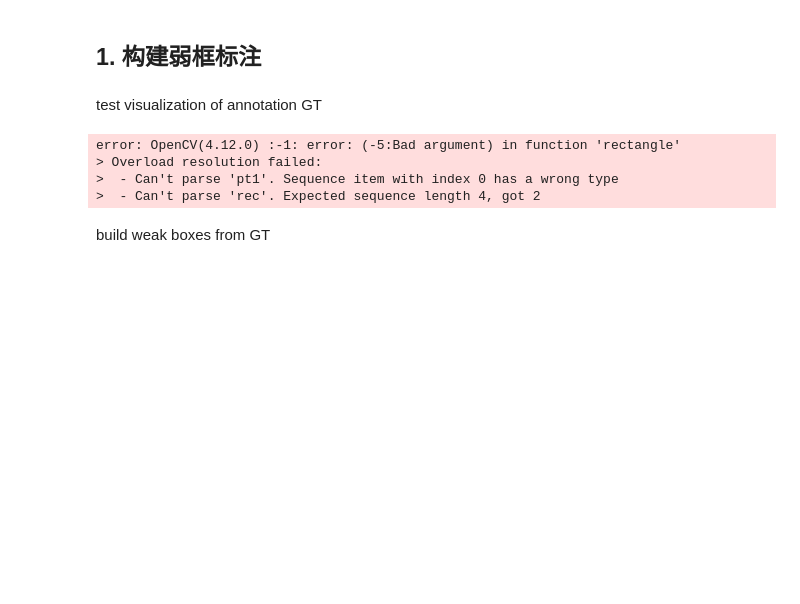
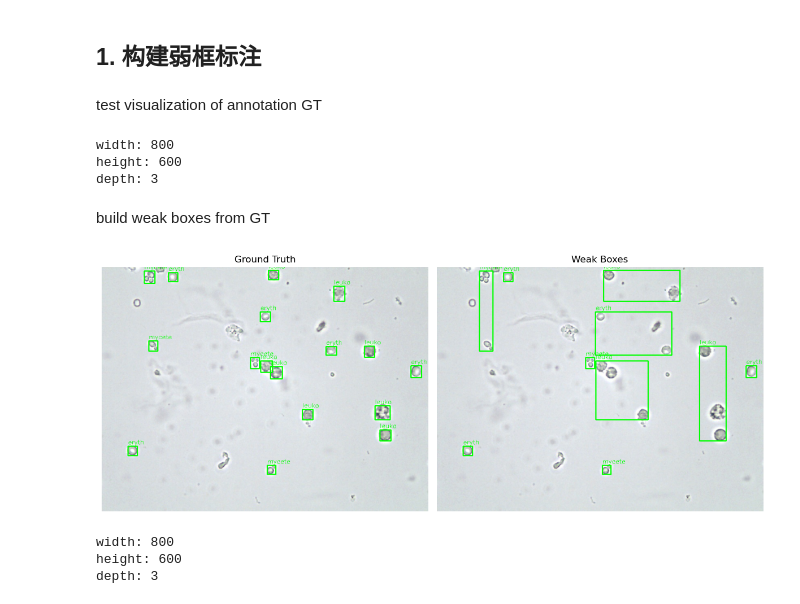
Before and after one commit to GAndC24/Microorganism_Detection, a Jupyter notebook: data_process.ipynb, the cells around one changed output. Drawn from its saved outputs; the diff is of its cells as text; code cells hidden in the pictures; blank space fills up the shorter version.

```diff
--- a/data_process.ipynb
+++ b/data_process.ipynb
@@ -8,30 +8,61 @@ test visualization of annotation GT
 from utils import parse_voc_xml, draw_boxes
 from PIL import Image
 
-class_map = {'leuko' : 0, 'eryth' : 1, 'mycete' : 2}
+class_map_encoding = {'leuko' : 0, 'eryth' : 1, 'mycete' : 2}
+class_map_decoding = {v: k for k, v in class_map_encoding.items()}
 xml_path = 'test_images/nh00001.xml'
 image_path = 'test_images/nh00001.jpg'
 
-image_info, boxes = parse_voc_xml(xml_path, class_map)
+image_info, boxes = parse_voc_xml(xml_path, class_map_encoding)
 image = Image.open(image_path)
-image = draw_boxes(image, boxes)
+image = draw_boxes(image, boxes, class_map_decoding)
 image.show()
+for k, v in image_info.items():
+    print(f'{k}: {v}')
 # %% [output]
-error: OpenCV(4.12.0) :-1: error: (-5:Bad argument) in function 'rectangle'
-> Overload resolution failed:
->  - Can't parse 'pt1'. Sequence item with index 0 has a wrong type
->  - Can't parse 'rec'. Expected sequence length 4, got 2
+width: 800
+height: 600
+depth: 3
 # %% [markdown]
 build weak boxes from GT
 # %%
-from utils import build_weak_boxes
+from utils import build_weak_boxes, parse_voc_xml, draw_boxes
 from typing import List, Tuple
 from PIL import Image
+from matplotlib import pyplot as plt
+import numpy as np
 
-Box = Tuple[float, float, float, float]   # (x1, y1, x2, y2)
-LabeledBox = Tuple[Box, int]              # (box, class_id)
+class_map_encoding = {'leuko' : 0, 'eryth' : 1, 'mycete' : 2}
+class_map_decoding = {v: k for k, v in class_map_encoding.items()}
 xml_path = 'test_images/nh00001.xml'
 image_path = 'test_images/nh00001.jpg'
 
 image = Image.open(image_path)
-image_info, boxes = parse_voc_xml(xml_path)
+image_info, gt = parse_voc_xml(xml_path, class_map_encoding)
+wb = build_weak_boxes(gt, purity_mode="center")
+image_gt = draw_boxes(image, gt, class_map_decoding)
+image_wb = draw_boxes(image, wb, class_map_decoding)
+
+# Visualize GT and Weak Boxes side by side
+fig, axes = plt.subplots(1, 2, figsize=(12, 6))
+
+# Ground Truth visualization
+axes[0].imshow(np.array(image_gt))
+axes[0].set_title("Ground Truth")
+axes[0].axis("off")
+
+# Weak Boxes visualization
+axes[1].imshow(np.array(image_wb))
+axes[1].set_title("Weak Boxes")
+axes[1].axis("off")
+
+plt.tight_layout()
+plt.show()
+
+for k, v in image_info.items():
+    print(f'{k}: {v}')
+# %% [output]
+[figure, added]
+width: 800
+height: 600
+depth: 3
```
Also changed, not shown: 2 other files.
